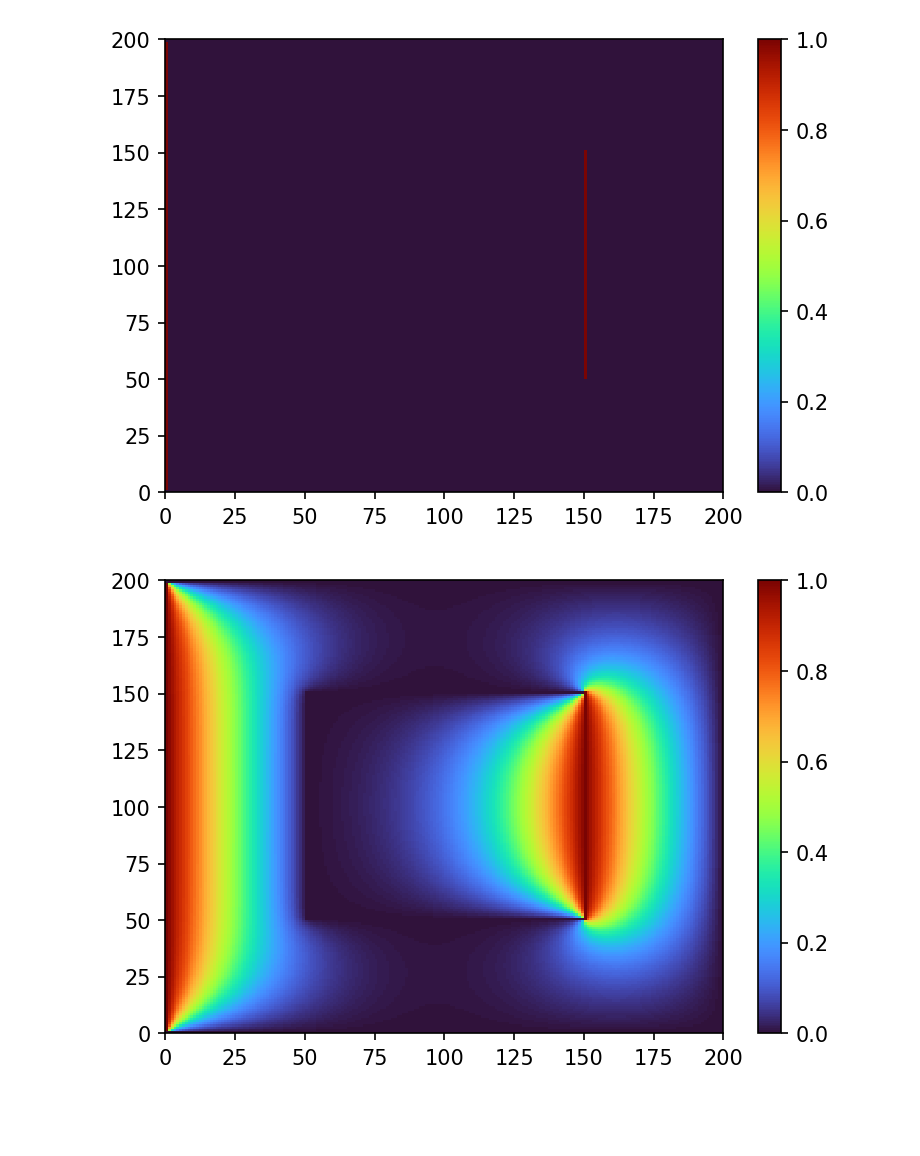
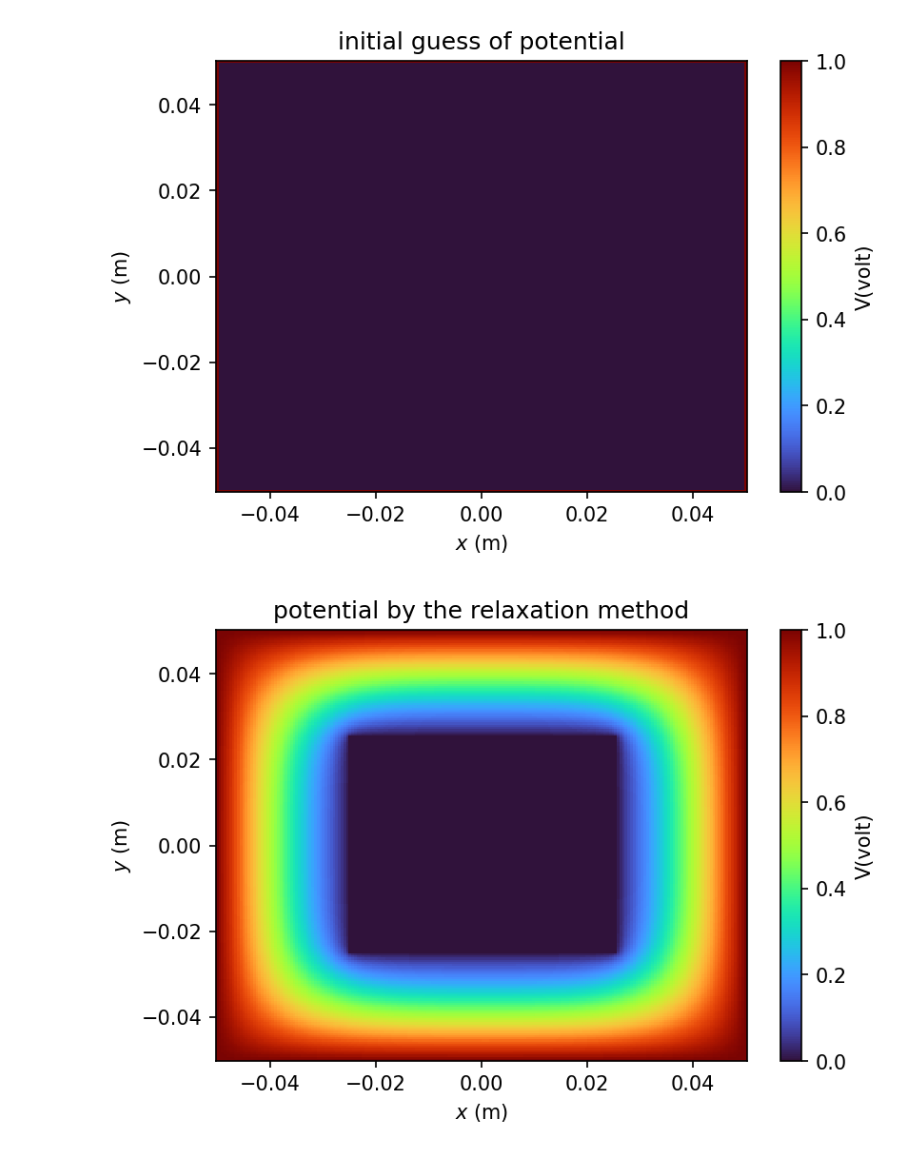
Before and after one commit to jhihsheng/nano-optics, a Jupyter notebook: relaxation_methods_for_laplace_equation.ipynb, the cells around one changed output. Cells and saved outputs as stored; diff of their text form; code cells hidden in the pictures; blank space fills up the shorter version.

```diff
--- a/relaxation_methods_for_laplace_equation.ipynb
+++ b/relaxation_methods_for_laplace_equation.ipynb
@@ -2,8 +2,4 @@
 import numpy as np
 import matplotlib
 import matplotlib.pyplot as plt
-## import my colormap
-import mycmapls as ms
-mycmap = ms.mycmap
-mycmap1 = ms.mycmap1
-mycmap2 = ms.mycmap2
+plt.rcParams['text.usetex'] = False
@@ -10,18 +13,28 @@ mycmap2 = ms.mycmap2
 # %%
-Nx = 200
-Ny = 200
+lx = 0.1 ## m
+ly = 0.1 ## m
+Nx = 200 ## number of x-grids
+Ny = 200 ## number of y-grids
+xv = np.linspace(-lx/2,lx/2,Nx)
+yv = np.linspace(-ly/2,ly/2,Ny)
+xm, ym = np.meshgrid(xv, yv)
+dx = lx / Nx
+dy = ly / Ny
 pot = np.zeros((Nx,Ny))
 # %%
+## let's assume V_outer_shell = 1 V_inner_shell = 0
+## Of course, the final capacitance will not depend on the V we choose.
+## since capacitance is pure geometrical.
 ## BCs
 def appl_BCs(pot_in):
     pot_out = pot_in
     pot_out[0,0:Ny-1] = 1
-    pot_out[Nx-1,0:Ny] = 0
-    pot_out[0:Nx-1,0] = 0
-    pot_out[0:Nx-1,Ny-1] = 0
+    pot_out[Nx-1,0:Ny] = 1
+    pot_out[0:Nx-1,0] = 1
+    pot_out[0:Nx-1,Ny-1] = 1
 
     pot_out[int(Nx/4),int(Ny/4):int(Ny/4*3)] = 0
-    pot_out[int(Nx/4*3),int(Ny/4):int(Ny/4*3)+1] = 1
+    pot_out[int(Nx/4*3),int(Ny/4):int(Ny/4*3)+1] = 0
     pot_out[int(Nx/4):int(Nx/4*3),int(Ny/4)] = 0
     pot_out[int(Nx/4):int(Nx/4*3),int(Ny/4*3)] = 0
 
@@ -30,13 +43,16 @@ def appl_BCs(pot_in):
 pot =  appl_BCs(pot)
 # %%
 plt.figure(dpi=150)
-plt.pcolormesh(pot.transpose(),cmap="turbo")
-plt.colorbar()
+plt.pcolormesh(xv,yv,pot.transpose(),cmap="turbo")
+plt.colorbar(label=r'V(volt)')
+plt.title(r"initial guess of potential")
+plt.xlabel(r"$x$ (m)")
+plt.ylabel(r"$y$ (m)")
 plt.show()
 # %% [output]
-[figure, old version]
+[figure, new version]
 # %%
-Nt = 200 # num of iteration
+Nt = 1000 # num of iteration
 for it in range(Nt):
     for ix in range(1,Nx-1):
         for iy in range(1,Ny-1):
@@ -44,8 +60,11 @@ for it in range(Nt):
             pot[ix,iy] = 1/4 * (pot[ix,iy+1] + pot[ix+1,iy] + pot[ix-1,iy] + pot[ix,iy-1])
 # %%
 plt.figure(dpi=150)
-plt.pcolormesh(pot.transpose()**1,cmap="turbo")
-plt.colorbar()
+plt.pcolormesh(xv,yv,pot.transpose()**1,cmap="turbo")
+plt.colorbar(label=r'V(volt)')
+plt.title("potential by the relaxation method")
+plt.xlabel(r"$x$ (m)")
+plt.ylabel(r"$y$ (m)")
 plt.show()
 # %% [output]
-[figure, old version]
+[figure, new version]
```
Also changed, not shown: parts of 7 cells of this notebook.
